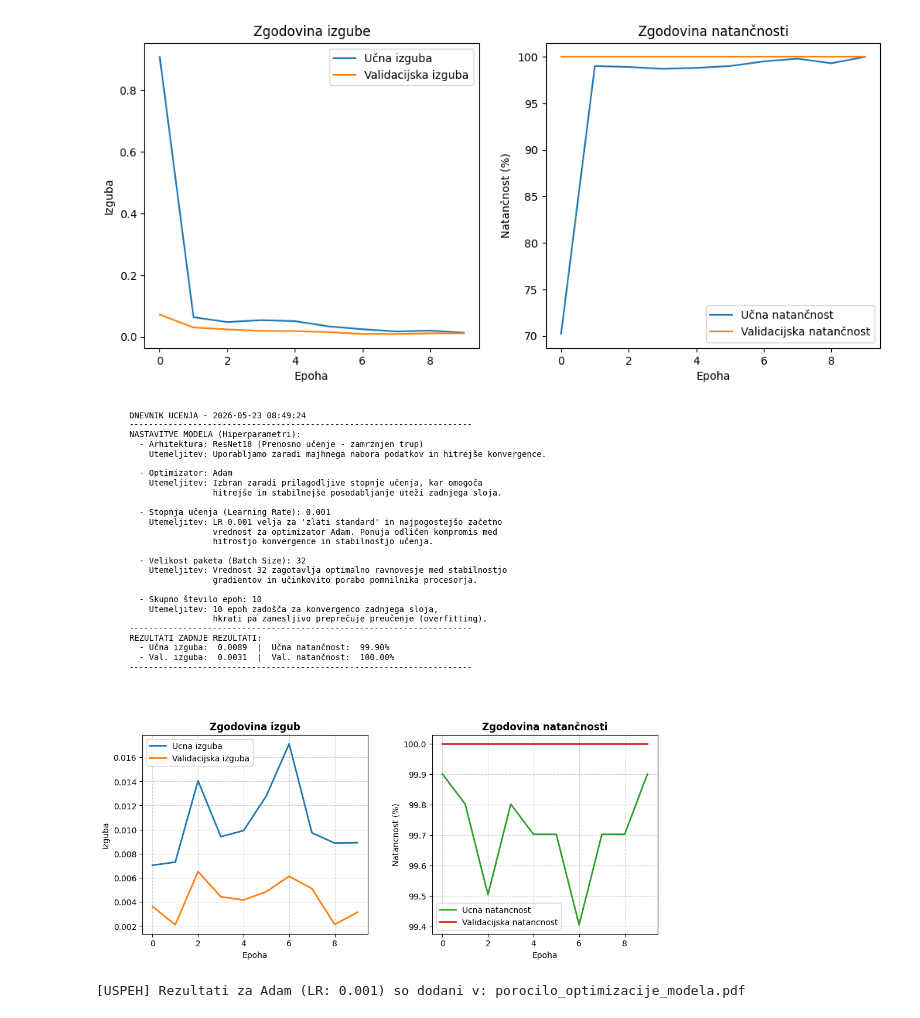
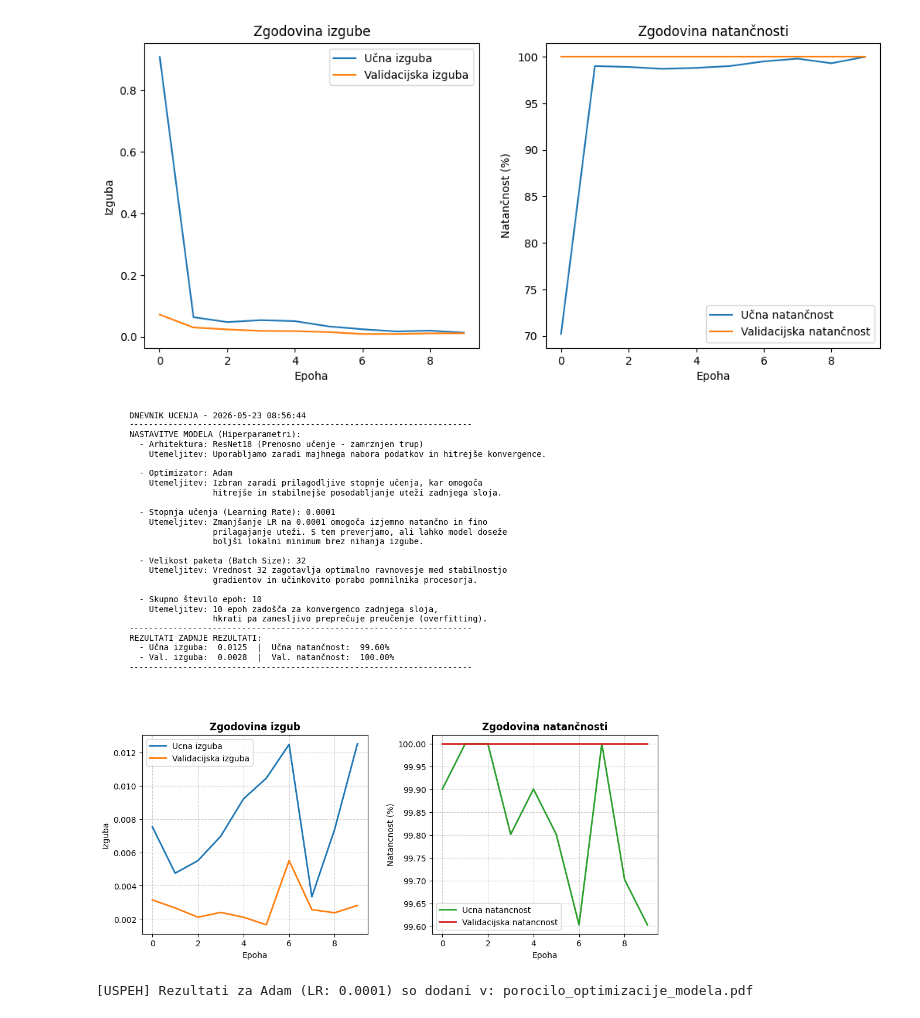
Before and after one commit to pametni-paketnik/paketnik, a Jupyter notebook: ORV/model_ucenje.ipynb, the cells around one changed output. Saved outputs shown, nothing was run; the diff lists cells and outputs as text; code cells hidden in the pictures.

Commit message:
Optimizacija - learning rate 0.0001

```diff
--- a/ORV/model_ucenje.ipynb
+++ b/ORV/model_ucenje.ipynb
@@ -127,7 +127,7 @@ criterion = nn.CrossEntropyLoss()
 
 # stopnja učenja - hiperparameter za optimizacijo
 # LEARNING_RATES = [0.01, 0.001, 0.0001]
-LEARNING_RATE = 0.001
+LEARNING_RATE = 0.0001
 
 # optimizator Adam = posodabljal bo samo uteži našega zadnjega sloja
 # OPTIMIZERS = ['Adam', 'SGD']
@@ -270,9 +270,9 @@ tekstovni_povzetek = (
     f"                 hitrejše in stabilnejše posodabljanje uteži zadnjega sloja.\n\n"
 
     f"  - Stopnja učenja (Learning Rate): {trenutni_lr}\n"
-    f"    Utemeljitev: LR 0.001 velja za 'zlati standard' in najpogostejšo začetno\n"
-    f"                 vrednost za optimizator Adam. Ponuja odličen kompromis med\n"
-    f"                 hitrostjo konvergence in stabilnostjo učenja.\n\n"
+    f"    Utemeljitev: Zmanjšanje LR na 0.0001 omogoča izjemno natančno in fino\n"
+    f"                 prilagajanje uteži. S tem preverjamo, ali lahko model doseže\n"
+    f"                 boljši lokalni minimum brez nihanja izgube.\n\n"
 
     f"  - Velikost paketa (Batch Size): {velikost_paketa}\n"
     f"    Utemeljitev: Vrednost 32 zagotavlja optimalno ravnovesje med stabilnostjo\n"
@@ -303,32 +303,32 @@ ax1.grid(True, linestyle='--', alpha=0.6)
 
 # Graf za natančnost
 ax2 = fig.add_axes([0.55, 0.15, 0.35, 0.4])
 ax2.plot(zgodovina_natancnosti_v_ucenju, label='Ucna natancnost', color='#2ca02c', linewidth=2)
 ax2.plot(zgodovina_natancnosti_v_validaciji, label='Validacijska natancnost', color='#d62728', linewidth=2)
 ax2.set_xlabel('Epoha')
 ax2.set_ylabel('Natancnost (%)')
 ax2.legend()
 ax2.set_title('Zgodovina natančnosti', fontsize=12, fontweight='bold')
 ax2.grid(True, linestyle='--', alpha=0.6)
 
 zacasni_pdf = f"temp_izpis.pdf"
 plt.savefig(zacasni_pdf, bbox_inches='tight', dpi=300)
 plt.show()
 
 writer = PdfWriter()
 
 if os.path.exists(POT_DO_PDF_POROCILA):
     writer.append(POT_DO_PDF_POROCILA)
 
 writer.append(zacasni_pdf)
 with open(POT_DO_PDF_POROCILA, "wb") as fp:
     writer.write(fp)
 
 writer.close()
 if os.path.exists(zacasni_pdf):
     os.remove(zacasni_pdf)
 
 print(f"[USPEH] Rezultati za {tip_optimizatorja} (LR: {trenutni_lr}) so dodani v: {POT_DO_PDF_POROCILA}")
 # %% [output]
-[figure, old version]
+[figure, new version]
-[USPEH] Rezultati za Adam (LR: 0.001) so dodani v: porocilo_optimizacije_modela.pdf
+[USPEH] Rezultati za Adam (LR: 0.0001) so dodani v: porocilo_optimizacije_modela.pdf
```
Also changed, not shown: parts of 1 cell of this notebook, 1 other file.
